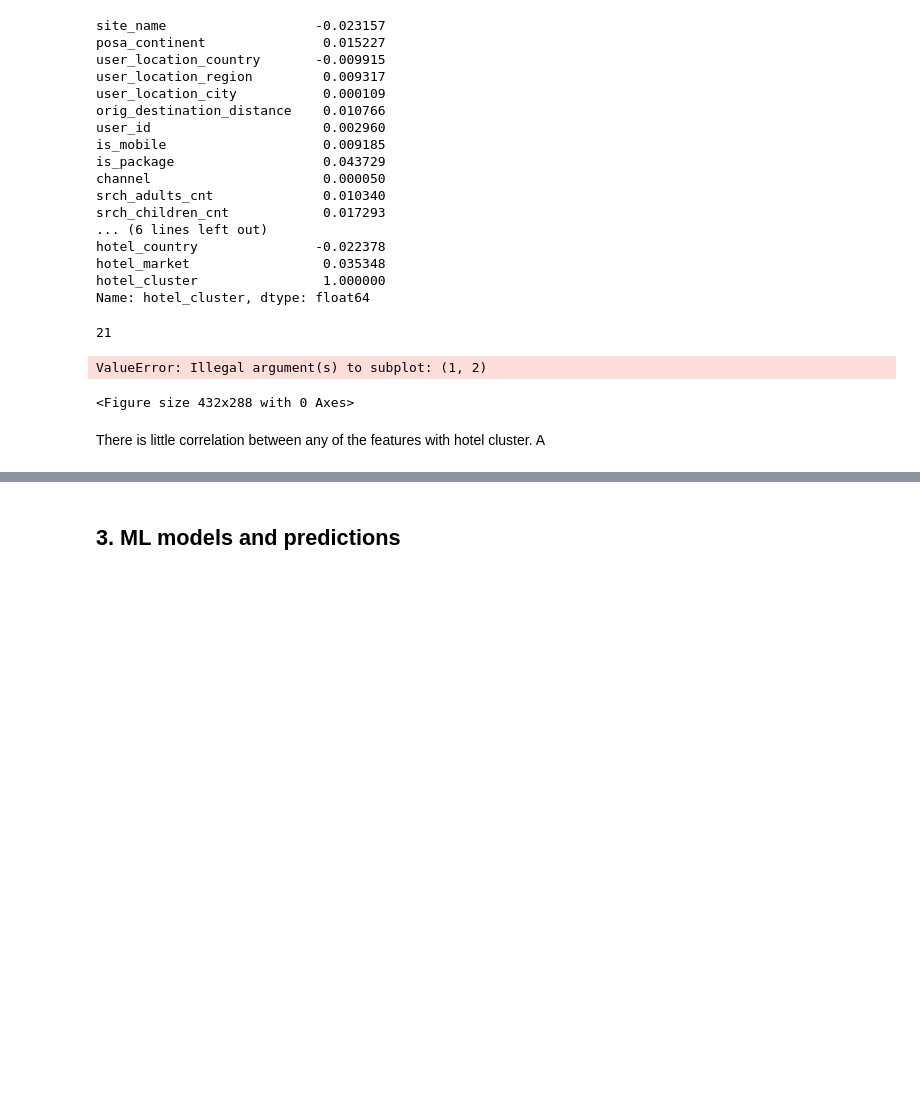
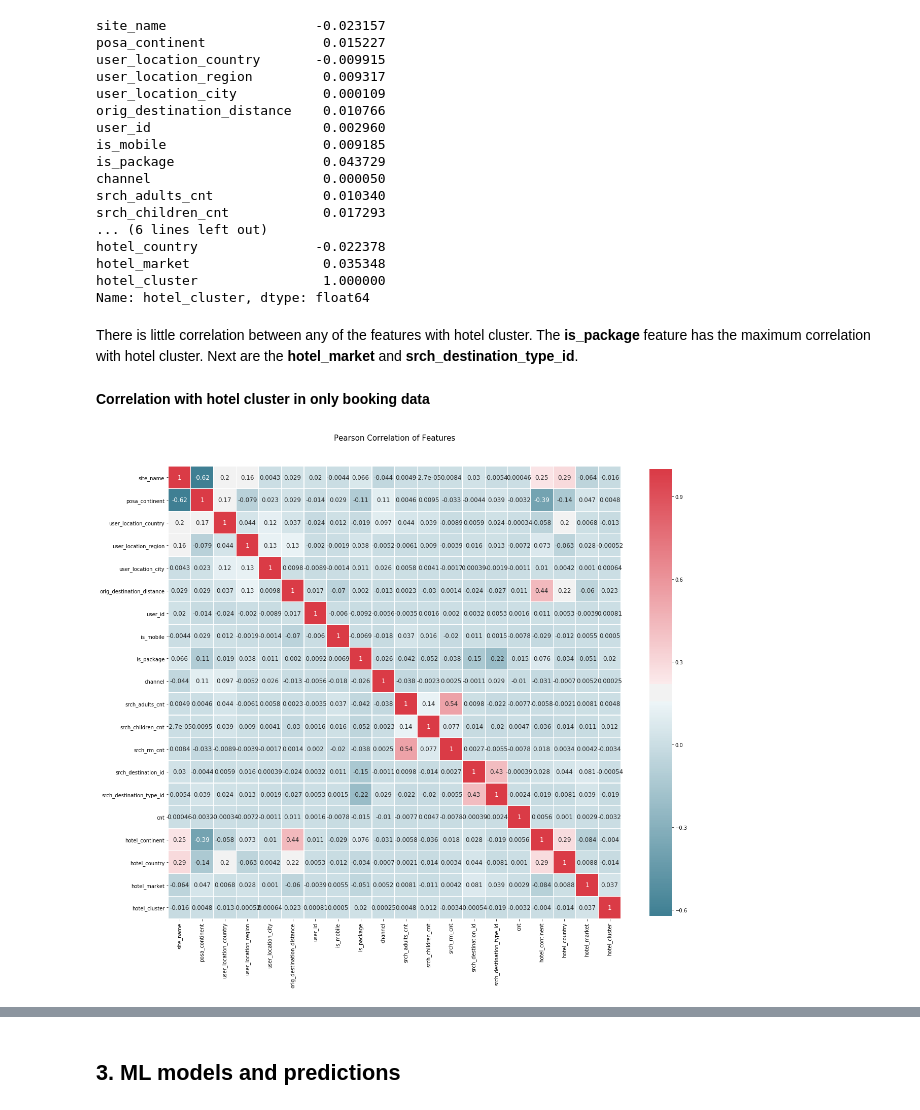
Before and after one commit to hamedrazavi/expedia_hotel_recommendations, a Jupyter notebook: expedia_hotel_recommendataions.ipynb, the cells around one changed output, grey strips where cells are left out. Drawn from its saved outputs; the diff is of its cells as text; code cells hidden in the pictures; blank space fills up the shorter version.

Commit message:
studied more carefully the correlation of the hotel cluster with the features in only-booking data vs. all data. Decided to separate the two, and build two ML predictions and later combine the two.

```diff
--- a/expedia_hotel_recommendataions.ipynb
+++ b/expedia_hotel_recommendataions.ipynb
@@ -239,8 +243,10 @@ For Exploratory Data Analysis (EDA), working with the large data, and especially
 sample_train_pd = train.sample(False, 0.01).toPandas()
 # only the users with is_booking = 1
 sample_trainB_pd = train.where(train.is_booking == 1).sample(False, 0.1).toPandas()
+sample_trainB_pd['is_booking'] = 1
 # users with is_booking = 0
 sample_trainNB_pd = train.where(train.is_booking == 0).sample(False, 0.01).toPandas()
+sample_trainNB_pd['is_booking'] = 0
 # %%
 test_pd = test.sample(False, 0.5).toPandas()
 # %% [markdown]
@@ -365,15 +337,11 @@ hotel_country               -0.022378
 hotel_market                 0.035348
 hotel_cluster                1.000000
 Name: hotel_cluster, dtype: float64
-# %%
-len(corr_matrix['hotel_cluster'])
-# %% [output]
-21
-# %%
-plt.subplot(1, 2, figsize = (20, 5))
-plt.plot(corr_matrix['hotel_cluster'][0:20],'.-')
-# %% [output]
-ValueError: Illegal argument(s) to subplot: (1, 2)
-<Figure size 432x288 with 0 Axes>
 # %% [markdown]
-There is little correlation between any of the features with hotel cluster. A
+There is little correlation between any of the features with hotel cluster. The **is_package** feature has the maximum correlation with hotel cluster. Next are the **hotel_market** and **srch_destination_type_id**.
+# %% [markdown]
+**Correlation with hotel cluster in only booking data**
+# %%
+correlation_heatmap(sample_trainB_pd)
+# %% [output]
+[figure, added]
```
Also changed, not shown: parts of 10 cells of this notebook.
